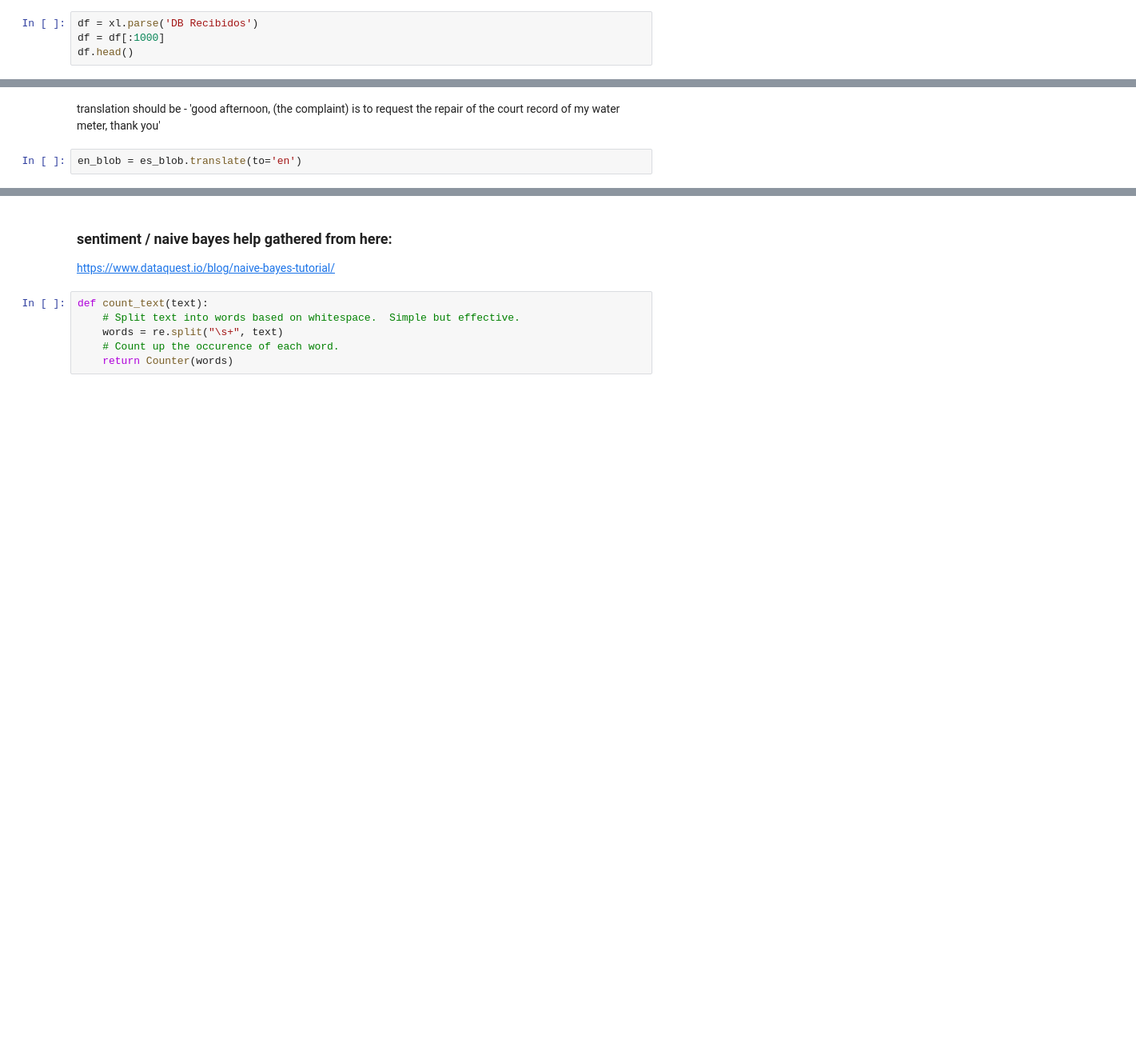
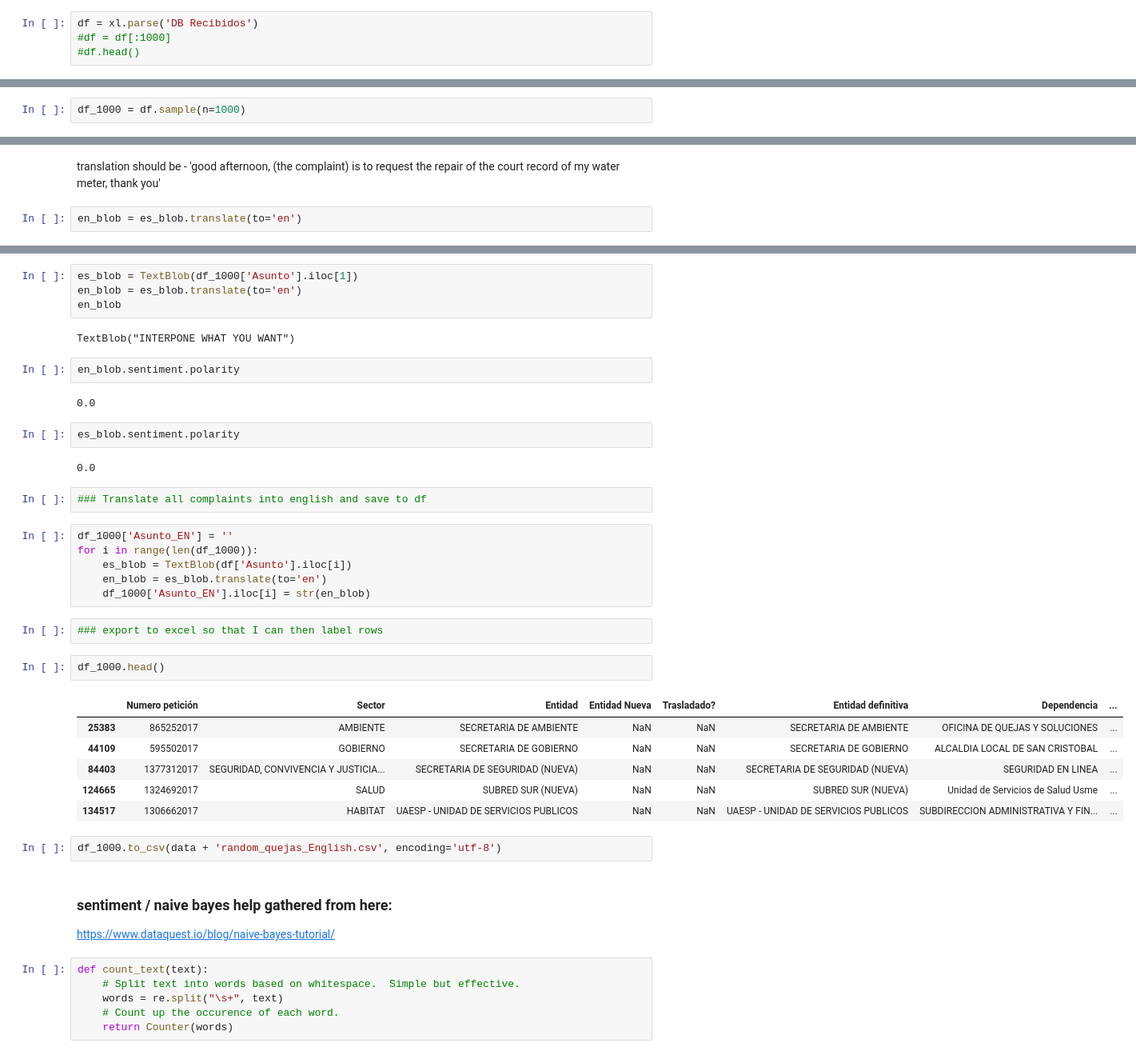
Before and after one commit to gperrin12/sentiment_analysis_quejas, a Jupyter notebook: quejas_sentiment_analysis_102517.ipynb, the cells around one changed output, grey strips where cells are left out. Shown: that part at 80% size. Drawn from its saved outputs; the diff is of its cells as text; blank space fills up the shorter version.

```diff
--- a/quejas_sentiment_analysis_102517.ipynb
+++ b/quejas_sentiment_analysis_102517.ipynb
@@ -34,5 +34,5 @@ xl.sheet_names
 [u'DB Recibidos']
 # %%
 df = xl.parse('DB Recibidos')
-df = df[:1000]
-df.head()
+#df = df[:1000]
+#df.head()
@@ -46 +39,3 @@ df.head()
+# %%
+df_1000 = df.sample(n=1000)
 # %%
@@ -64,3 +63,38 @@ en_blob.sentiment.polarity
+# %%
+es_blob = TextBlob(df_1000['Asunto'].iloc[1])
+en_blob = es_blob.translate(to='en')
+en_blob
+# %% [output]
+TextBlob("INTERPONE WHAT YOU WANT")
+# %%
+en_blob.sentiment.polarity
+# %% [output]
+0.0
+# %%
+es_blob.sentiment.polarity
+# %% [output]
+0.0
+# %%
+### Translate all complaints into english and save to df
+# %%
+df_1000['Asunto_EN'] = ''
+for i in range(len(df_1000)):
+    es_blob = TextBlob(df['Asunto'].iloc[i])
+    en_blob = es_blob.translate(to='en')
+    df_1000['Asunto_EN'].iloc[i] = str(en_blob)
+# %%
+### export to excel so that I can then label rows
+# %%
+df_1000.head()
+# %% [output]
+|  | Numero petición | Sector | Entidad | Entidad Nueva | Trasladado? | Entidad definitiva | Dependencia | ... |
+| 25383 | 865252017 | AMBIENTE | SECRETARIA DE AMBIENTE | NaN | NaN | SECRETARIA DE AMBIENTE | OFICINA DE QUEJAS Y SOLUCIONES | ... |
+| 44109 | 595502017 | GOBIERNO | SECRETARIA DE GOBIERNO | NaN | NaN | SECRETARIA DE GOBIERNO | ALCALDIA LOCAL DE SAN CRISTOBAL | ... |
+| 84403 | 1377312017 | SEGURIDAD, CONVIVENCIA Y JUSTICIA... | SECRETARIA DE SEGURIDAD (NUEVA) | NaN | NaN | SECRETARIA DE SEGURIDAD (NUEVA) | SEGURIDAD EN LINEA | ... |
+| 124665 | 1324692017 | SALUD | SUBRED SUR (NUEVA) | NaN | NaN | SUBRED SUR (NUEVA) | Unidad de Servicios de Salud Usme | ... |
+| 134517 | 1306662017 | HABITAT | UAESP - UNIDAD DE SERVICIOS PUBLICOS | NaN | NaN | UAESP - UNIDAD DE SERVICIOS PUBLICOS | SUBDIRECCION ADMINISTRATIVA Y FIN... | ... |
+# %%
+df_1000.to_csv(data + 'random_quejas_English.csv', encoding='utf-8')
 # %% [markdown]
 ### sentiment / naive bayes help gathered from here:
 https://www.dataquest.io/blog/naive-bayes-tutorial/
```
Also changed, not shown: parts of 9 cells of this notebook, 1 other file.
